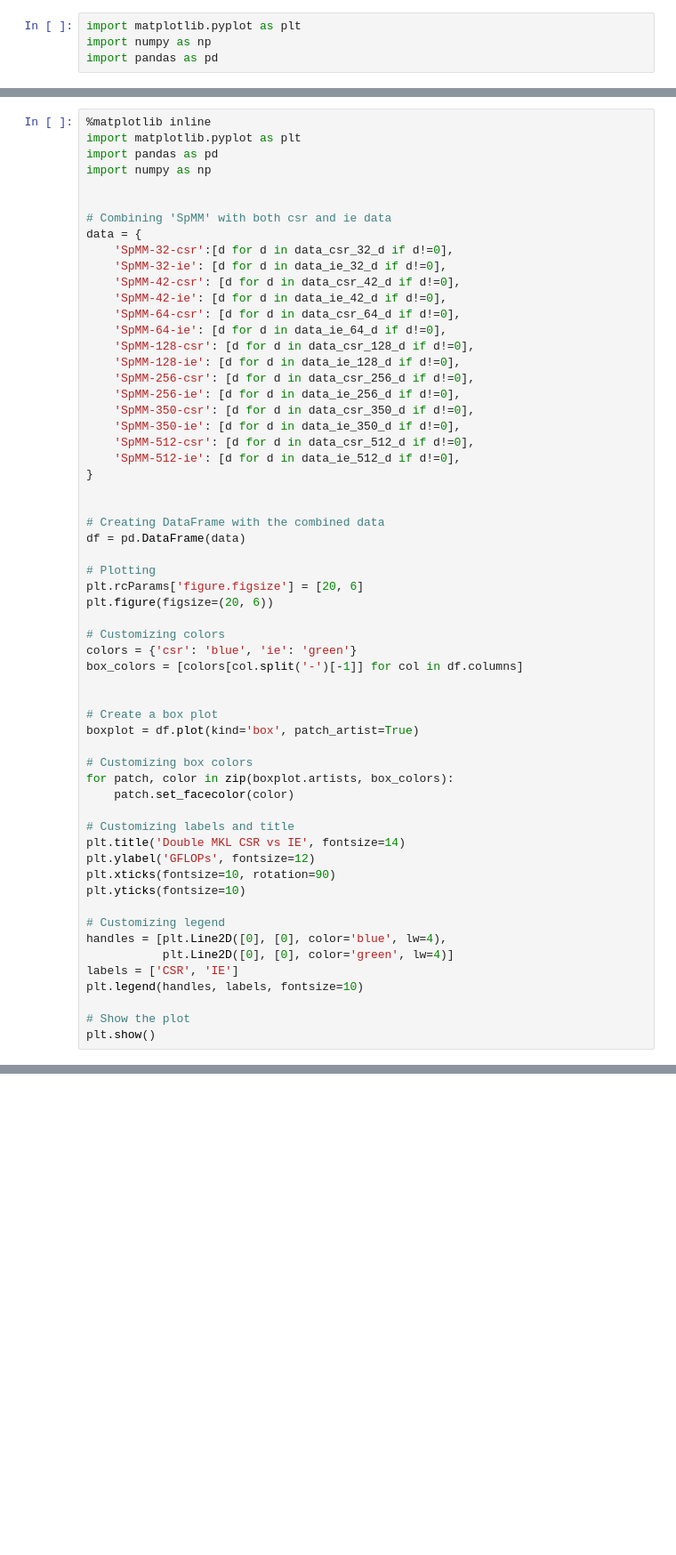
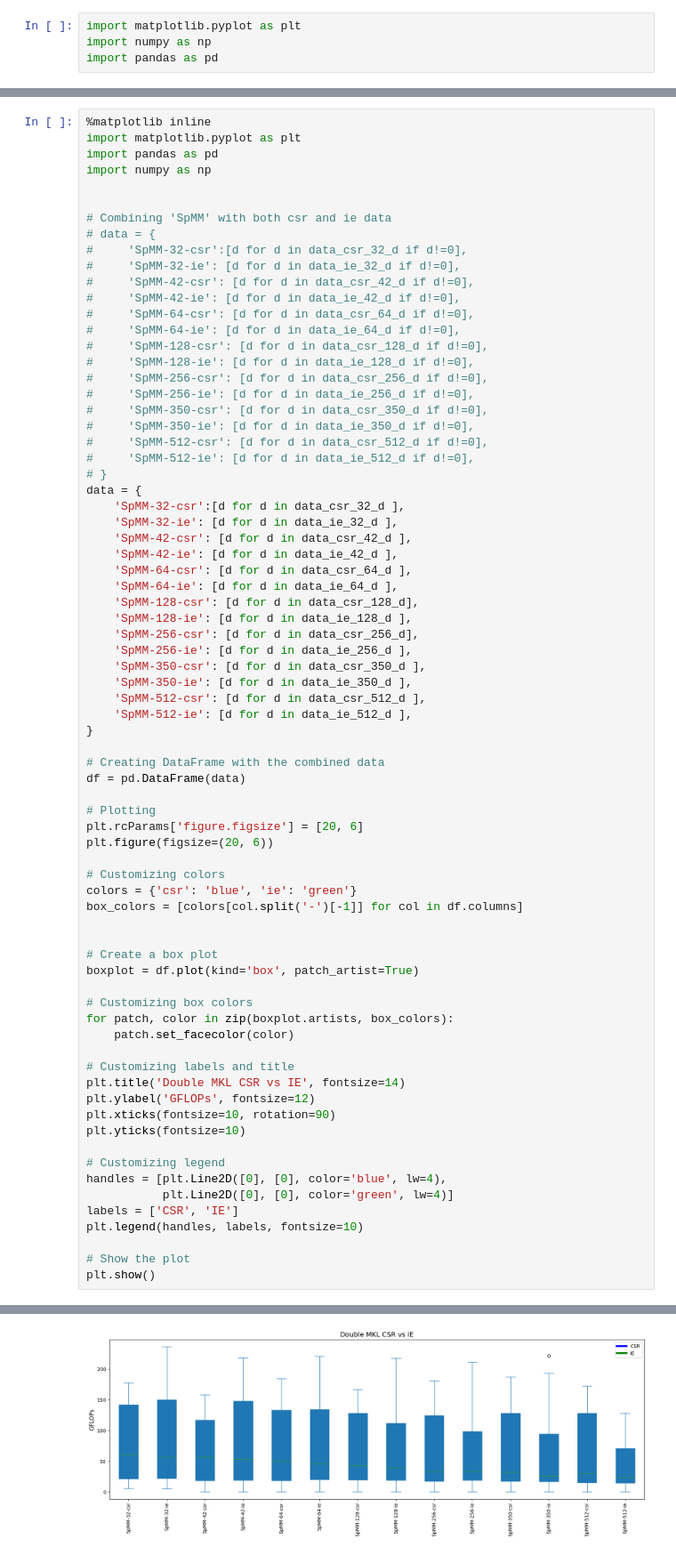
Before and after one commit to ioannatas/SpMM-Research, a Jupyter notebook: benchmark_results/amd-epyc7/plotting_2.ipynb, the cells around one changed output, grey strips where cells are left out. Shown at 89% size. Cells and saved outputs as stored; diff of their text form; blank space fills up the shorter version.

```diff
--- a/benchmark_results/amd-epyc7/plotting_2.ipynb
+++ b/benchmark_results/amd-epyc7/plotting_2.ipynb
@@ -173,23 +175,38 @@ import numpy as np
 
 
 # Combining 'SpMM' with both csr and ie data
+# data = {
+#     'SpMM-32-csr':[d for d in data_csr_32_d if d!=0],
+#     'SpMM-32-ie': [d for d in data_ie_32_d if d!=0],
+#     'SpMM-42-csr': [d for d in data_csr_42_d if d!=0],
+#     'SpMM-42-ie': [d for d in data_ie_42_d if d!=0],
+#     'SpMM-64-csr': [d for d in data_csr_64_d if d!=0],
+#     'SpMM-64-ie': [d for d in data_ie_64_d if d!=0],
+#     'SpMM-128-csr': [d for d in data_csr_128_d if d!=0],
+#     'SpMM-128-ie': [d for d in data_ie_128_d if d!=0],
+#     'SpMM-256-csr': [d for d in data_csr_256_d if d!=0],
+#     'SpMM-256-ie': [d for d in data_ie_256_d if d!=0],
+#     'SpMM-350-csr': [d for d in data_csr_350_d if d!=0],
+#     'SpMM-350-ie': [d for d in data_ie_350_d if d!=0],
+#     'SpMM-512-csr': [d for d in data_csr_512_d if d!=0],
+#     'SpMM-512-ie': [d for d in data_ie_512_d if d!=0],
+# }
 data = {
-    'SpMM-32-csr':[d for d in data_csr_32_d if d!=0],
-    'SpMM-32-ie': [d for d in data_ie_32_d if d!=0],
-    'SpMM-42-csr': [d for d in data_csr_42_d if d!=0],
-    'SpMM-42-ie': [d for d in data_ie_42_d if d!=0],
-    'SpMM-64-csr': [d for d in data_csr_64_d if d!=0],
-    'SpMM-64-ie': [d for d in data_ie_64_d if d!=0],
-    'SpMM-128-csr': [d for d in data_csr_128_d if d!=0],
-    'SpMM-128-ie': [d for d in data_ie_128_d if d!=0],
-    'SpMM-256-csr': [d for d in data_csr_256_d if d!=0],
-    'SpMM-256-ie': [d for d in data_ie_256_d if d!=0],
-    'SpMM-350-csr': [d for d in data_csr_350_d if d!=0],
-    'SpMM-350-ie': [d for d in data_ie_350_d if d!=0],
-    'SpMM-512-csr': [d for d in data_csr_512_d if d!=0],
-    'SpMM-512-ie': [d for d in data_ie_512_d if d!=0],
+    'SpMM-32-csr':[d for d in data_csr_32_d ],
+    'SpMM-32-ie': [d for d in data_ie_32_d ],
+    'SpMM-42-csr': [d for d in data_csr_42_d ],
+    'SpMM-42-ie': [d for d in data_ie_42_d ],
+    'SpMM-64-csr': [d for d in data_csr_64_d ],
+    'SpMM-64-ie': [d for d in data_ie_64_d ],
+    'SpMM-128-csr': [d for d in data_csr_128_d],
+    'SpMM-128-ie': [d for d in data_ie_128_d ],
+    'SpMM-256-csr': [d for d in data_csr_256_d],
+    'SpMM-256-ie': [d for d in data_ie_256_d ],
+    'SpMM-350-csr': [d for d in data_csr_350_d ],
+    'SpMM-350-ie': [d for d in data_ie_350_d ],
+    'SpMM-512-csr': [d for d in data_csr_512_d ],
+    'SpMM-512-ie': [d for d in data_ie_512_d ],
 }
-
 
 # Creating DataFrame with the combined data
 df = pd.DataFrame(data)
@@ -229,3 +246,4 @@ ValueError: All arrays must be of the same length
+[figure, added]
 # %%
 %matplotlib inline
 import matplotlib.pyplot as plt
```
Also changed, not shown: parts of 7 cells of this notebook, 52 other files.
